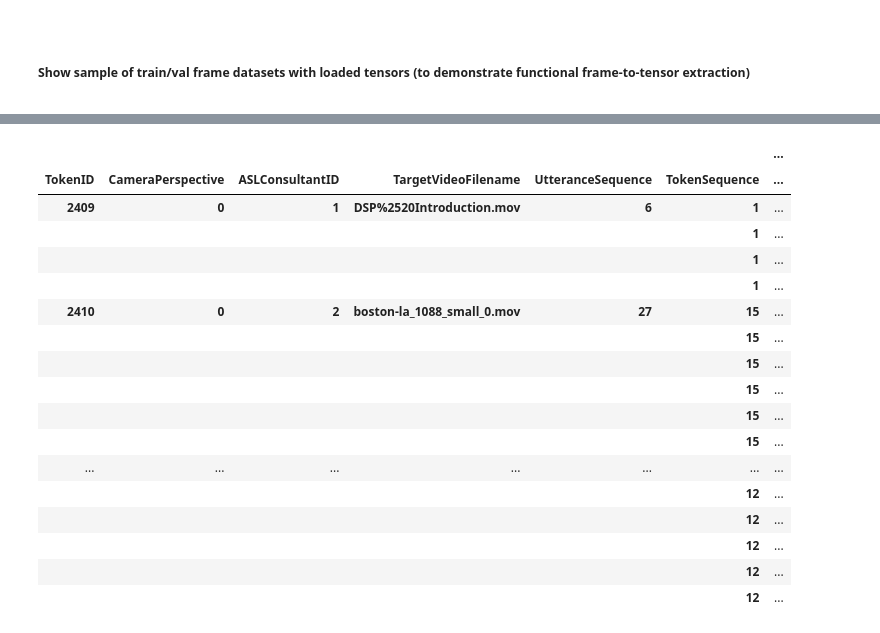
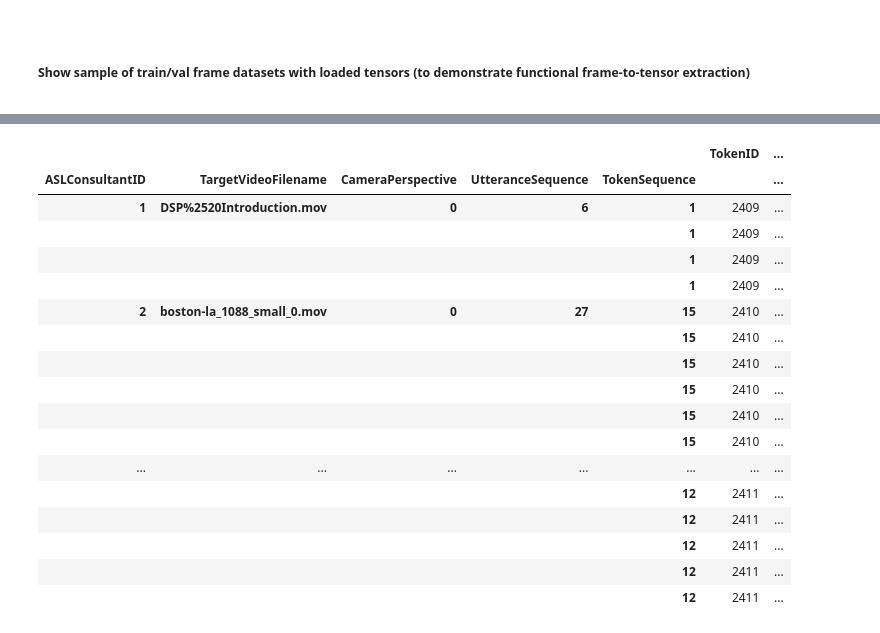
Before and after one commit to sacontreras/fids-capstone-asl-translation, a Jupyter notebook: training_investigation.ipynb, the cells around one changed output, grey strips where cells are left out. Cells and saved outputs as stored; diff of their text form; code cells hidden in the pictures.

```diff
--- a/training_investigation.ipynb
+++ b/training_investigation.ipynb
@@ -340,27 +343,27 @@ df_train_frame_sequences_index__sample__with_frame_tensors = ib.collect(train_fr
 [interactive output not drawn]
 # %%
 df_train_frame_sequences_index__sample__with_frame_tensors.columns = fidscs_globals.SCHEMA_COL_NAMES__TRAIN_OR_VAL_INDEX + ['FrameTensor']
-df_train_frame_sequences_index__sample__with_frame_tensors.set_index(fidscs_globals.SCHEMA_PK__TRAIN_OR_VAL_INDEX, inplace=True)
+df_train_frame_sequences_index__sample__with_frame_tensors.set_index(['ASLConsultantID', 'TargetVideoFilename', 'CameraPerspective', 'UtteranceSequence', 'TokenSequence'], inplace=True)
 df_train_frame_sequences_index__sample__with_frame_tensors.sort_values(axis=0, by=[fidscs_globals.SCHEMA_COL_NAMES__TRAIN_OR_VAL_INDEX[6]], ignore_index=False, inplace=True)
 df_train_frame_sequences_index__sample__with_frame_tensors.sort_index(inplace=True)
 
 df_train_frame_sequences_index__sample__with_frame_tensors
 # %% [output]
-|  |  |  |  |  |  | ... |
-| TokenID | CameraPerspective | ASLConsultantID | TargetVideoFilename | UtteranceSequence | TokenSequence | ... |
-| 2409 | 0 | 1 | DSP%2520Introduction.mov | 6 | 1 | ... |
-|  |  |  |  |  | 1 | ... |
-|  |  |  |  |  | 1 | ... |
-|  |  |  |  |  | 1 | ... |
-| 2410 | 0 | 2 | boston-la_1088_small_0.mov | 27 | 15 | ... |
-|  |  |  |  |  | 15 | ... |
-|  |  |  |  |  | 15 | ... |
-|  |  |  |  |  | 15 | ... |
-|  |  |  |  |  | 15 | ... |
-|  |  |  |  |  | 15 | ... |
+|  |  |  |  |  | TokenID | ... |
+| ASLConsultantID | TargetVideoFilename | CameraPerspective | UtteranceSequence | TokenSequence |  | ... |
+| 1 | DSP%2520Introduction.mov | 0 | 6 | 1 | 2409 | ... |
+|  |  |  |  | 1 | 2409 | ... |
+|  |  |  |  | 1 | 2409 | ... |
+|  |  |  |  | 1 | 2409 | ... |
+| 2 | boston-la_1088_small_0.mov | 0 | 27 | 15 | 2410 | ... |
+|  |  |  |  | 15 | 2410 | ... |
+|  |  |  |  | 15 | 2410 | ... |
+|  |  |  |  | 15 | 2410 | ... |
+|  |  |  |  | 15 | 2410 | ... |
+|  |  |  |  | 15 | 2410 | ... |
 | ... | ... | ... | ... | ... | ... | ... |
-|  |  |  |  |  | 12 | ... |
-|  |  |  |  |  | 12 | ... |
-|  |  |  |  |  | 12 | ... |
-|  |  |  |  |  | 12 | ... |
-|  |  |  |  |  | 12 | ... |
+|  |  |  |  | 12 | 2411 | ... |
+|  |  |  |  | 12 | 2411 | ... |
+|  |  |  |  | 12 | 2411 | ... |
+|  |  |  |  | 12 | 2411 | ... |
+|  |  |  |  | 12 | 2411 | ... |
```
Also changed, not shown: parts of 6 cells of this notebook, 1 other file.
